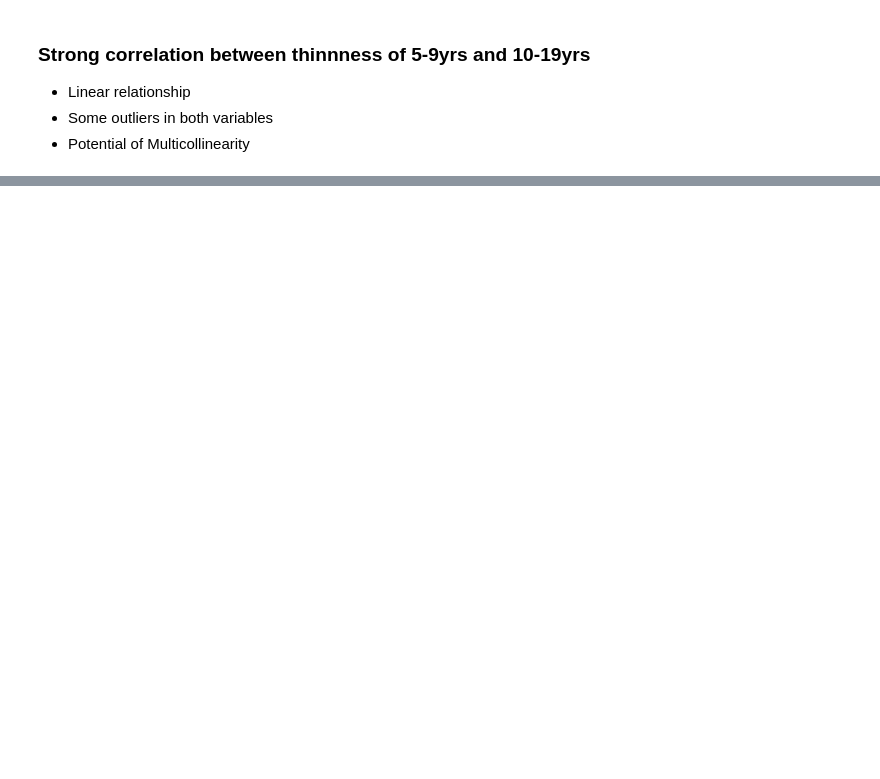
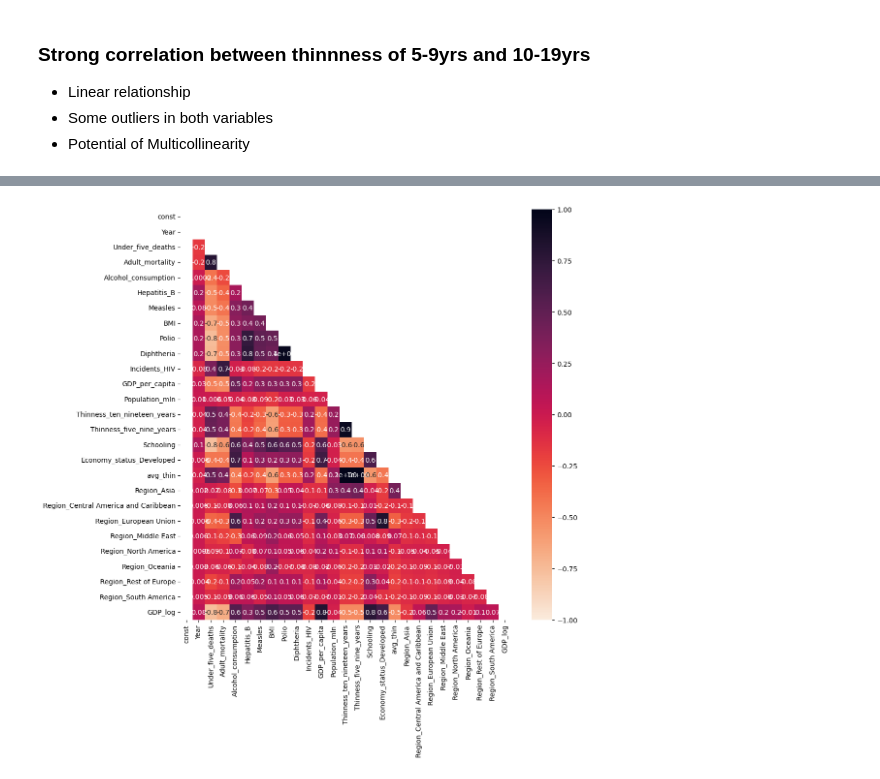
Before and after one commit to TobyScogings/WHO-Project, a Jupyter notebook: WHO Project LE.ipynb, the cells around one changed output, grey strips where cells are left out. Cells and saved outputs as stored; diff of their text form; code cells hidden in the pictures; blank space fills up the shorter version.

Commit message:
first model

```diff
--- a/WHO Project LE.ipynb
+++ b/WHO Project LE.ipynb
@@ -252,0 +180,24 @@ plt.show()
+# %%
+def feature_eng (df):
+    df = df.copy()
+
+    #removing columns
+    df = df.drop(columns = ['Country'])
+    df = df.drop(columns = ['Economy_status_Developing'])
+    df = df.drop(columns = ['Infant_deaths'])
+
+    #calculated field
+    df['avg_thin'] = (df['Thinness_five_nine_years'] + df['Thinness_ten_nineteen_years']) / 2
+
+    #one hot encoding method
+    df = pd.get_dummies(df, columns = ['Region'], drop_first = True, prefix = 'Region', dtype=int)
+
+    # logging exponential data
+    df['GDP_log'] = np.log(df['GDP_per_capita'])
+
+    #scaling
+    scaler = StandardScaler()
+    df[df.columns] = scaler.fit_transform(df[df.columns])
+
+    df = sm.add_constant(df)
+    return df
@@ -252,0 +253,13 @@ plt.show()
+# %%
+plt.figure(figsize = (11, 11))
+sns.heatmap(X_train_fe.corr(numeric_only = True),
+            annot = True,
+            cmap = 'rocket_r',
+            vmin = -1,
+            vmax = 1,
+            fmt = '.1',
+            mask = np.triu(X_train_fe.corr(numeric_only = True)))
+
+plt.show()
+# %% [output]
+[figure, added]
```
Also changed, not shown: parts of 24 cells of this notebook.
